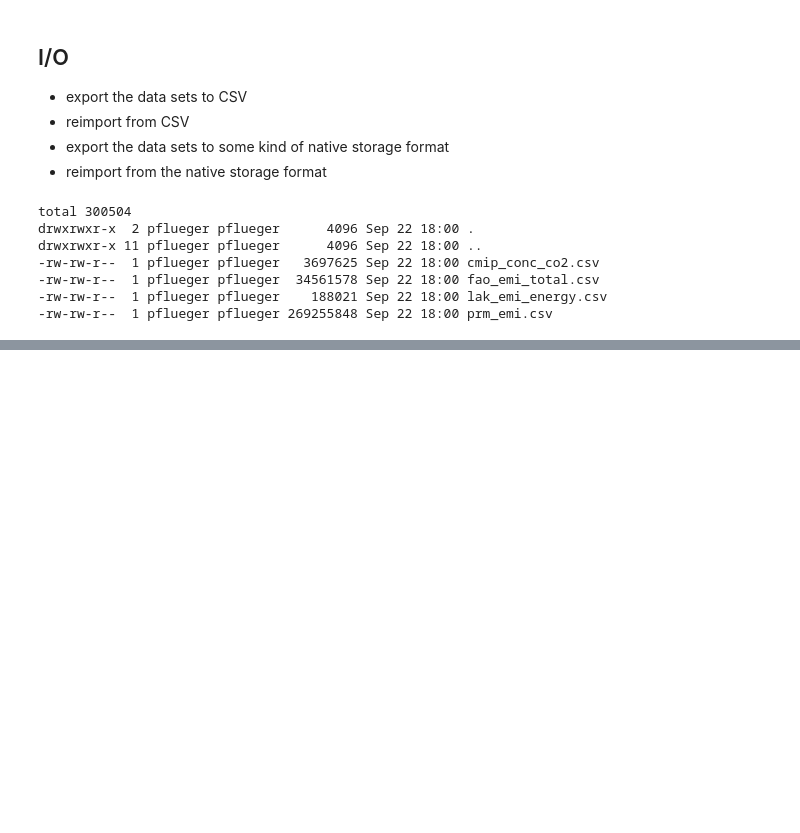
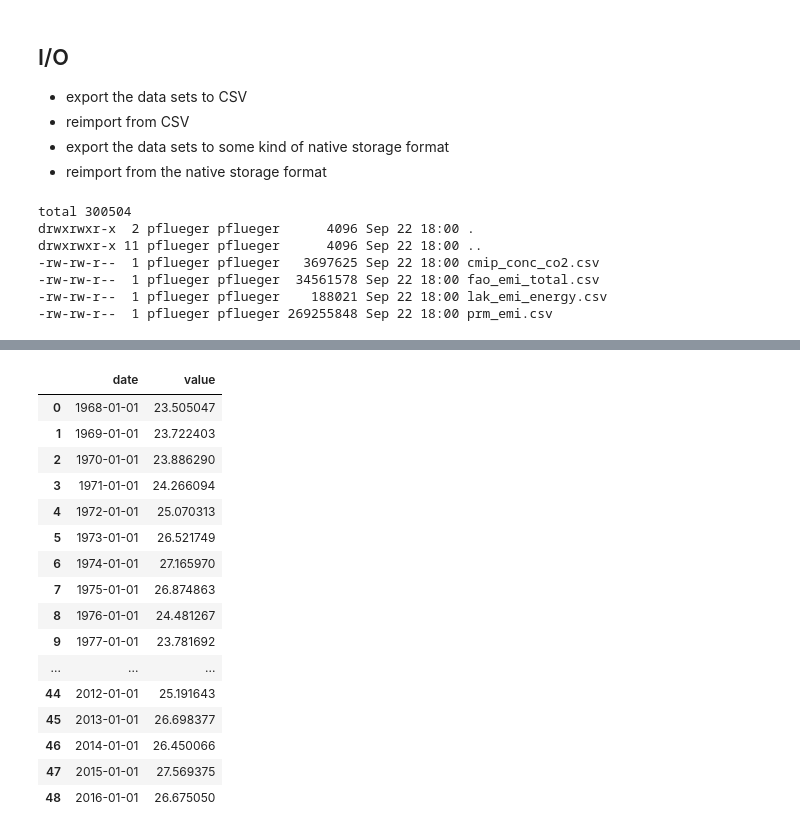
Before and after one commit to pik-piam/primap, a Jupyter notebook: data structures/evaluate_sql.ipynb, the cells around one changed output, grey strips where cells are left out. Saved outputs shown, nothing was run; the diff lists cells and outputs as text; code cells hidden in the pictures; blank space fills up the shorter version.

```diff
--- a/data structures/evaluate_sql.ipynb
+++ b/data structures/evaluate_sql.ipynb
@@ -344,0 +434,3 @@ conn.commit()
+# %%
+def pdq(query):
+    return pd.read_sql_query(query, 'postgres:///ev')
@@ -344,0 +620,26 @@ conn.commit()
+# %%
+cur.execute("drop view if exists fin_emi")
+cur.execute("create view fin_emi as select date, value from primap_data where primap_metadata_id = 3007 and area = 'FIN'")
+conn.commit()
+pdq("""
+select * from fin_emi
+where value > (select avg(value) from fin_emi where date >= '1950-01-01' and date <= '2000-01-01')
+""")
+# %% [output]
+|  | date | value |
+| 0 | 1968-01-01 | 23.505047 |
+| 1 | 1969-01-01 | 23.722403 |
+| 2 | 1970-01-01 | 23.886290 |
+| 3 | 1971-01-01 | 24.266094 |
+| 4 | 1972-01-01 | 25.070313 |
+| 5 | 1973-01-01 | 26.521749 |
+| 6 | 1974-01-01 | 27.165970 |
+| 7 | 1975-01-01 | 26.874863 |
+| 8 | 1976-01-01 | 24.481267 |
+| 9 | 1977-01-01 | 23.781692 |
+| ... | ... | ... |
+| 44 | 2012-01-01 | 25.191643 |
+| 45 | 2013-01-01 | 26.698377 |
+| 46 | 2014-01-01 | 26.450066 |
+| 47 | 2015-01-01 | 27.569375 |
+| 48 | 2016-01-01 | 26.675050 |
```
Also changed, not shown: parts of 44 cells of this notebook, 2 other files.
